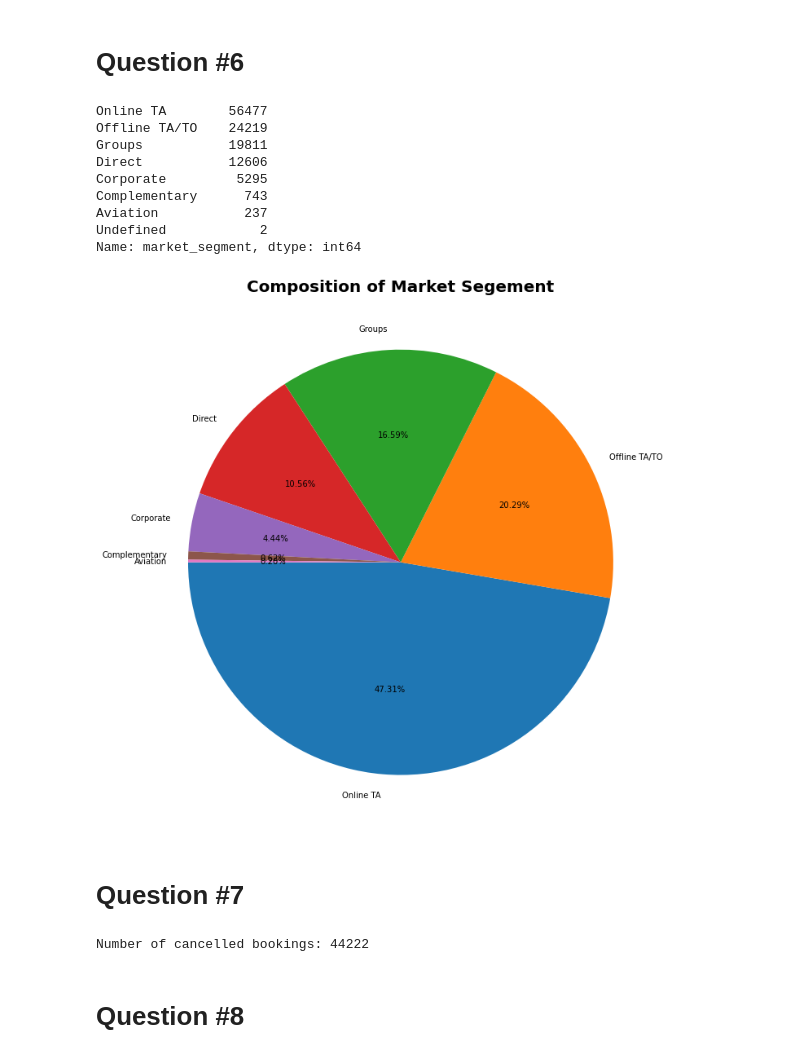
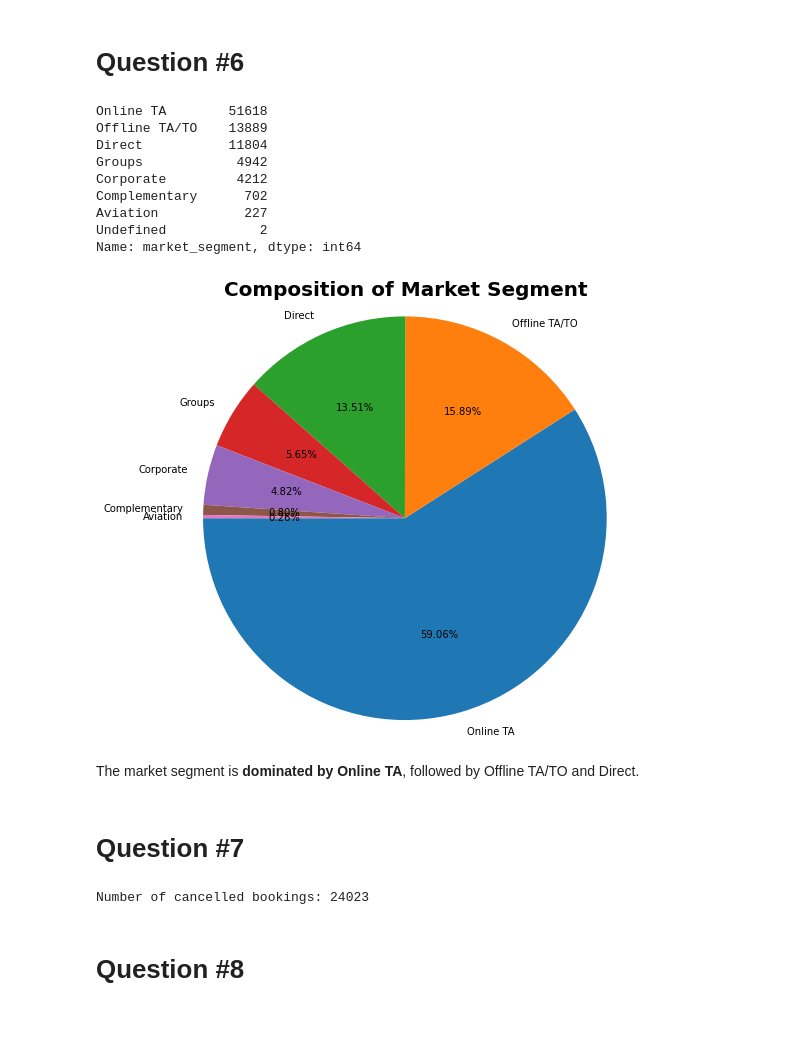
Before and after one commit to wikantyoso/iykra-week3-practicecase, a Jupyter notebook: iykra-week3-basicdataanalysis.ipynb, the cells around one changed output. Cells and saved outputs as stored; diff of their text form; code cells hidden in the pictures; blank space fills up the shorter version.

```diff
--- a/iykra-week3-basicdataanalysis.ipynb
+++ b/iykra-week3-basicdataanalysis.ipynb
@@ -30,7 +21,7 @@ import pandas as pd
 import matplotlib.pyplot as plt
 import numpy as np
 
-data = pd.read_csv('Ritz_Jager_Data.csv')
+data = pd.read_csv('Ritz_Jager_Data.csv').drop_duplicates()
 pd.set_option('display.max_columns', None)
 # %%
 data.head()
@@ -225,13 +222,13 @@ The average stay time is 3 days 09:22:08.483622914
 
 data['market_segment'].value_counts()
 # %% [output]
-Online TA        56477
-Offline TA/TO    24219
-Groups           19811
-Direct           12606
-Corporate         5295
-Complementary      743
-Aviation           237
+Online TA        51618
+Offline TA/TO    13889
+Direct           11804
+Groups            4942
+Corporate         4212
+Complementary      702
+Aviation           227
 Undefined            2
 Name: market_segment, dtype: int64
 # %%
@@ -246,12 +243,15 @@ segment_values = data['market_segment'].value_counts().tolist()
 # %%
 #Plotting
 
-plt.rcParams['figure.figsize'] = 12,12
+plt.rcParams['figure.figsize'] = 8, 8
 plt.pie(segment_values, labels = segment_labels, autopct = '%.2f%%', startangle = 180)
-plt.title('Composition of Market Segement', fontsize = 20, fontweight = 'bold')
+plt.title('Composition of Market Segment', fontsize = 20, fontweight = 'bold')
+plt.axis('equal')
 plt.show()
 # %% [output]
-[figure, old version]
+[figure, new version]
+# %% [markdown]
+The market segment is **dominated by Online TA**, followed by Offline TA/TO and Direct.
 # %% [markdown]
 # Question #7
 # %%
@@ -261,7 +261,7 @@ num_cancelled_bookings = data['is_canceled'].value_counts()[1]
 
 print('Number of cancelled bookings:', num_cancelled_bookings)
 # %% [output]
-Number of cancelled bookings: 44222
+Number of cancelled bookings: 24023
 # %% [markdown]
 # Question #8
 # %%
```
Also changed, not shown: parts of 16 cells of this notebook, 1 other file.
